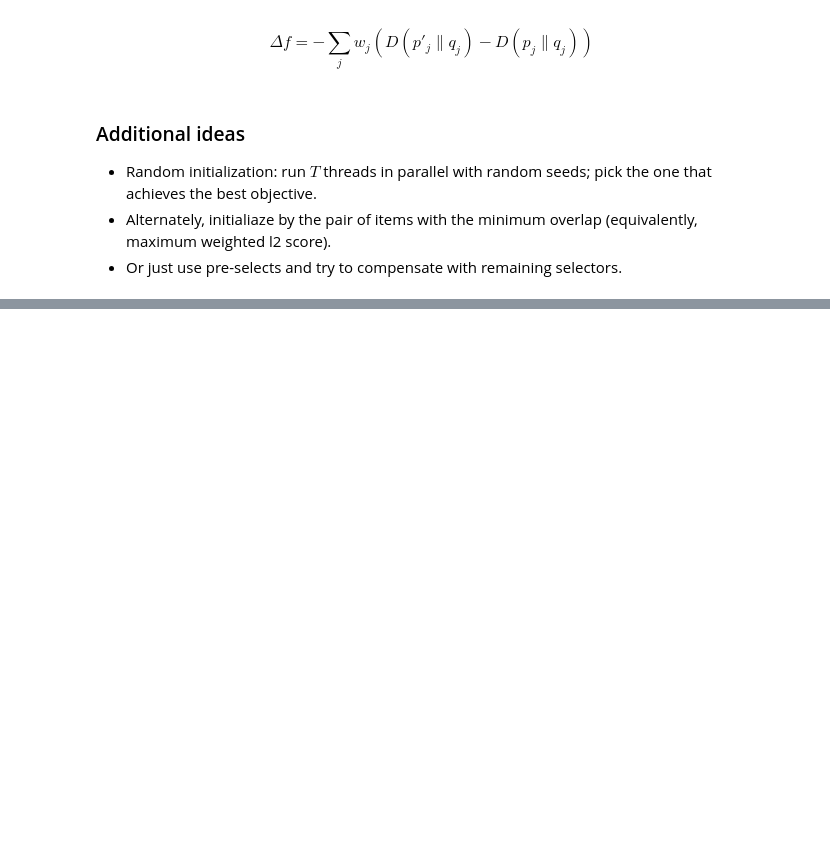
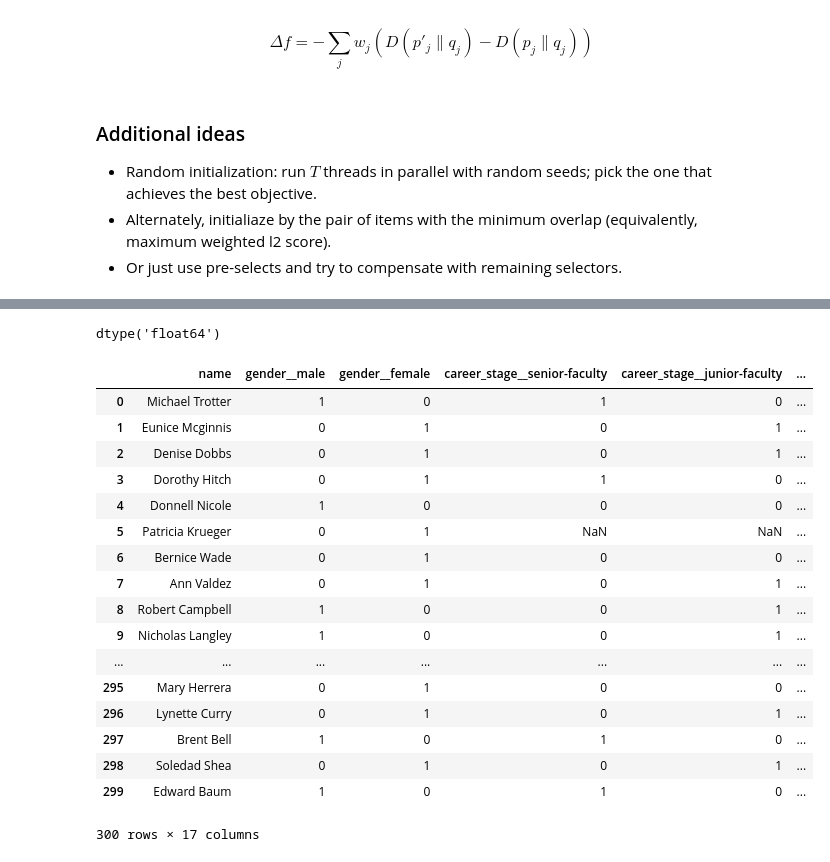
Before and after one commit to dhuppenkothen/entrofy, a Jupyter notebook: notebooks/Diversity optimizer.ipynb, the cells around one changed output, grey strips where cells are left out. Cells and saved outputs as stored; diff of their text form; code cells hidden in the pictures; blank space fills up the shorter version.

```diff
--- a/notebooks/Diversity optimizer.ipynb
+++ b/notebooks/Diversity optimizer.ipynb
@@ -222,0 +237,34 @@ array([[False,  True, False, False, False],
+# %%
+def binarize(df, n_bins=5):
+
+    df2 = pd.DataFrame(index=df.index)
+
+    for column in df:
+        # If it's a float, chop up into bins
+        if np.issubdtype(df[column].dtype, float):
+            data = pd.cut(df[column], n_bins)
+        else:
+            data = df[column]
+
+        # If it's categorical or object, do this
+        unique_values = data.unique()
+        for value in unique_values:
+            if value is np.nan:
+                continue
+            new_name = name='{}__{}'.format(column, value)
+
+            new_series = pd.DataFrame(data=(data == value), dtype=float)
+            if not np.any(new_series):
+                continue
+            df2[new_name] = new_series
+            df2[new_name][pd.isnull(data)] = np.nan
+
+
+    return df2
+# %%
+df = pd.read_csv('/home/bmcfee/Desktop/list-300.csv', skipinitialspace=True, index_col=0)
+# %%
+ages = 30 + 5 * np.random.randn(len(df))
+ages[np.random.choice(len(ages), size=len(ages)//10)] = np.nan
+
+df['age'] = ages
@@ -222,0 +299,27 @@ array([[False,  True, False, False, False],
+# %%
+df['age'].dtype
+# %% [output]
+dtype('float64')
+# %%
+df_bin = binarize(df)
+# %%
+df_bin.reset_index()
+# %% [output]
+|  | name | gender__male | gender__female | career_stage__senior-faculty | career_stage__junior-faculty | ... |
+| 0 | Michael Trotter | 1 | 0 | 1 | 0 | ... |
+| 1 | Eunice Mcginnis | 0 | 1 | 0 | 1 | ... |
+| 2 | Denise Dobbs | 0 | 1 | 0 | 1 | ... |
+| 3 | Dorothy Hitch | 0 | 1 | 1 | 0 | ... |
+| 4 | Donnell Nicole | 1 | 0 | 0 | 0 | ... |
+| 5 | Patricia Krueger | 0 | 1 | NaN | NaN | ... |
+| 6 | Bernice Wade | 0 | 1 | 0 | 0 | ... |
+| 7 | Ann Valdez | 0 | 1 | 0 | 1 | ... |
+| 8 | Robert Campbell | 1 | 0 | 0 | 1 | ... |
+| 9 | Nicholas Langley | 1 | 0 | 0 | 1 | ... |
+| ... | ... | ... | ... | ... | ... | ... |
+| 295 | Mary Herrera | 0 | 1 | 0 | 0 | ... |
+| 296 | Lynette Curry | 0 | 1 | 0 | 1 | ... |
+| 297 | Brent Bell | 1 | 0 | 1 | 0 | ... |
+| 298 | Soledad Shea | 0 | 1 | 0 | 1 | ... |
+| 299 | Edward Baum | 1 | 0 | 1 | 0 | ... |
+300 rows × 17 columns
```
Also changed, not shown: parts of 14 cells of this notebook.
